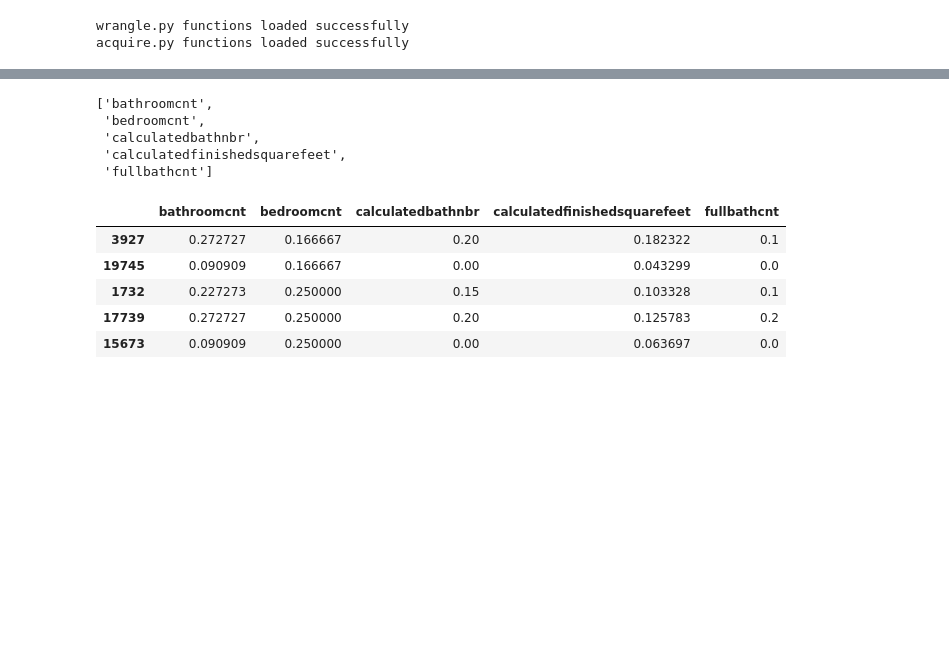
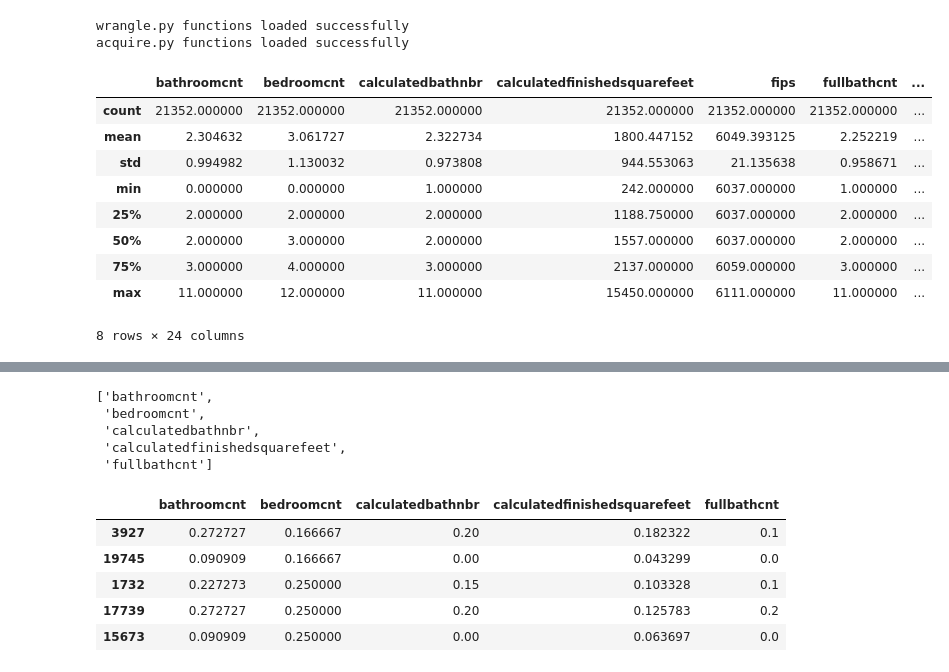
Before and after one commit to AAranda10/regression_project, a Jupyter notebook: modeling.ipynb, the cells around one changed output, grey strips where cells are left out. Cells and saved outputs as stored; diff of their text form; code cells hidden in the pictures; blank space fills up the shorter version.

```diff
--- a/modeling.ipynb
+++ b/modeling.ipynb
@@ -18,6 +18,18 @@ wrangle.py functions loaded successfully
 acquire.py functions loaded successfully
 # %%
 df = prep.prep_zillow_data()
+df.describe()
+# %% [output]
+|  | bathroomcnt | bedroomcnt | calculatedbathnbr | calculatedfinishedsquarefeet | fips | fullbathcnt | ... |
+| count | 21352.000000 | 21352.000000 | 21352.000000 | 21352.000000 | 21352.000000 | 21352.000000 | ... |
+| mean | 2.304632 | 3.061727 | 2.322734 | 1800.447152 | 6049.393125 | 2.252219 | ... |
+| std | 0.994982 | 1.130032 | 0.973808 | 944.553063 | 21.135638 | 0.958671 | ... |
+| min | 0.000000 | 0.000000 | 1.000000 | 242.000000 | 6037.000000 | 1.000000 | ... |
+| 25% | 2.000000 | 2.000000 | 2.000000 | 1188.750000 | 6037.000000 | 2.000000 | ... |
+| 50% | 2.000000 | 3.000000 | 2.000000 | 1557.000000 | 6037.000000 | 2.000000 | ... |
+| 75% | 3.000000 | 4.000000 | 3.000000 | 2137.000000 | 6059.000000 | 3.000000 | ... |
+| max | 11.000000 | 12.000000 | 11.000000 | 15450.000000 | 6111.000000 | 11.000000 | ... |
+8 rows × 24 columns
 # %%
 X_train, y_train, X_validate, y_validate, X_test, y_test = wrangle.train_validate_test(df)
 # %%
```
Also changed, not shown: parts of 14 cells of this notebook, 2 other files.
